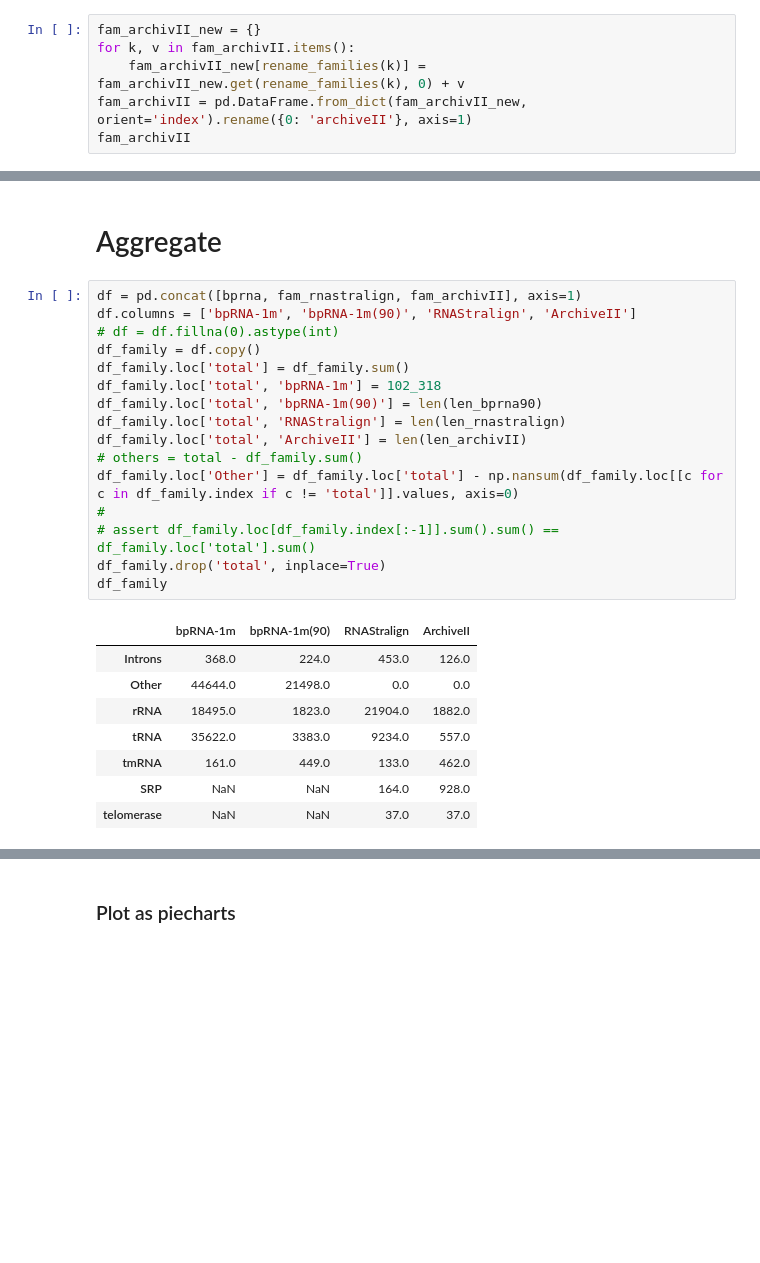
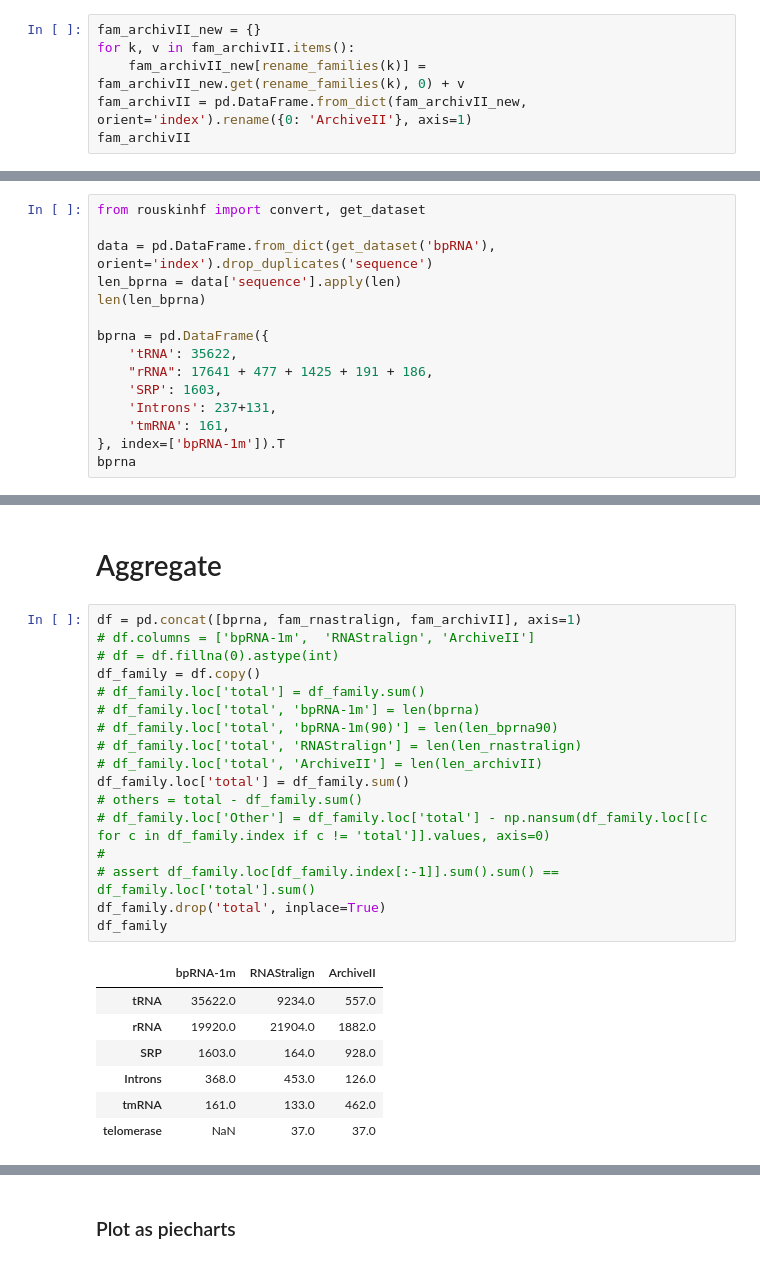
Before and after one commit to rouskinlab/efold_data, a Jupyter notebook: family-classification/family-classificationSOTA.ipynb, the cells around one changed output, grey strips where cells are left out. Saved outputs shown, nothing was run; the diff lists cells and outputs as text; blank space fills up the shorter version.

Commit message:
family classification update for paper

```diff
--- a/family-classification/family-classificationSOTA.ipynb
+++ b/family-classification/family-classificationSOTA.ipynb
@@ -91,6 +91,6 @@ fam_archivII
 fam_archivII_new = {}
 for k, v in fam_archivII.items():
     fam_archivII_new[rename_families(k)] = fam_archivII_new.get(rename_families(k), 0) + v
-fam_archivII = pd.DataFrame.from_dict(fam_archivII_new, orient='index').rename({0: 'archiveII'}, axis=1)
+fam_archivII = pd.DataFrame.from_dict(fam_archivII_new, orient='index').rename({0: 'ArchiveII'}, axis=1)
 fam_archivII
 # %% [output]
@@ -169,0 +155,15 @@ Drop 5064 datapoints with None values (null sequence or reference)
+# %%
+from rouskinhf import convert, get_dataset
+
+data = pd.DataFrame.from_dict(get_dataset('bpRNA'), orient='index').drop_duplicates('sequence')
+len_bprna = data['sequence'].apply(len)
+len(len_bprna)
+
+bprna = pd.DataFrame({
+    'tRNA': 35622,
+    "rRNA": 17641 + 477 + 1425 + 191 + 186,
+    'SRP': 1603,
+    'Introns': 237+131,
+    'tmRNA': 161,
+}, index=['bpRNA-1m']).T
+bprna
@@ -173,29 +180,29 @@ len_bprna90 = [len(l) for l in open('/Users/yvesmartin/data/bpRNA/bpRNA_1m_90.fa
 # Aggregate
 # %%
 df = pd.concat([bprna, fam_rnastralign, fam_archivII], axis=1)
-df.columns = ['bpRNA-1m', 'bpRNA-1m(90)', 'RNAStralign', 'ArchiveII']
+# df.columns = ['bpRNA-1m',  'RNAStralign', 'ArchiveII']
 # df = df.fillna(0).astype(int)
 df_family = df.copy()
+# df_family.loc['total'] = df_family.sum()
+# df_family.loc['total', 'bpRNA-1m'] = len(bprna)
+# df_family.loc['total', 'bpRNA-1m(90)'] = len(len_bprna90)
+# df_family.loc['total', 'RNAStralign'] = len(len_rnastralign)
+# df_family.loc['total', 'ArchiveII'] = len(len_archivII)
 df_family.loc['total'] = df_family.sum()
-df_family.loc['total', 'bpRNA-1m'] = 102_318
-df_family.loc['total', 'bpRNA-1m(90)'] = len(len_bprna90)
-df_family.loc['total', 'RNAStralign'] = len(len_rnastralign)
-df_family.loc['total', 'ArchiveII'] = len(len_archivII)
 # others = total - df_family.sum()
-df_family.loc['Other'] = df_family.loc['total'] - np.nansum(df_family.loc[[c for c in df_family.index if c != 'total']].values, axis=0)
+# df_family.loc['Other'] = df_family.loc['total'] - np.nansum(df_family.loc[[c for c in df_family.index if c != 'total']].values, axis=0)
 #
 # assert df_family.loc[df_family.index[:-1]].sum().sum() == df_family.loc['total'].sum()
 df_family.drop('total', inplace=True)
 df_family
 # %% [output]
-|  | bpRNA-1m | bpRNA-1m(90) | RNAStralign | ArchiveII |
-| Introns | 368.0 | 224.0 | 453.0 | 126.0 |
-| Other | 44644.0 | 21498.0 | 0.0 | 0.0 |
-| rRNA | 18495.0 | 1823.0 | 21904.0 | 1882.0 |
-| tRNA | 35622.0 | 3383.0 | 9234.0 | 557.0 |
-| tmRNA | 161.0 | 449.0 | 133.0 | 462.0 |
-| SRP | NaN | NaN | 164.0 | 928.0 |
-| telomerase | NaN | NaN | 37.0 | 37.0 |
+|  | bpRNA-1m | RNAStralign | ArchiveII |
+| tRNA | 35622.0 | 9234.0 | 557.0 |
+| rRNA | 19920.0 | 21904.0 | 1882.0 |
+| SRP | 1603.0 | 164.0 | 928.0 |
+| Introns | 368.0 | 453.0 | 126.0 |
+| tmRNA | 161.0 | 133.0 | 462.0 |
+| telomerase | NaN | 37.0 | 37.0 |
 # %%
 # one value per bin
 def make_histograms(l):
```
Also changed, not shown: parts of 8 cells of this notebook.
